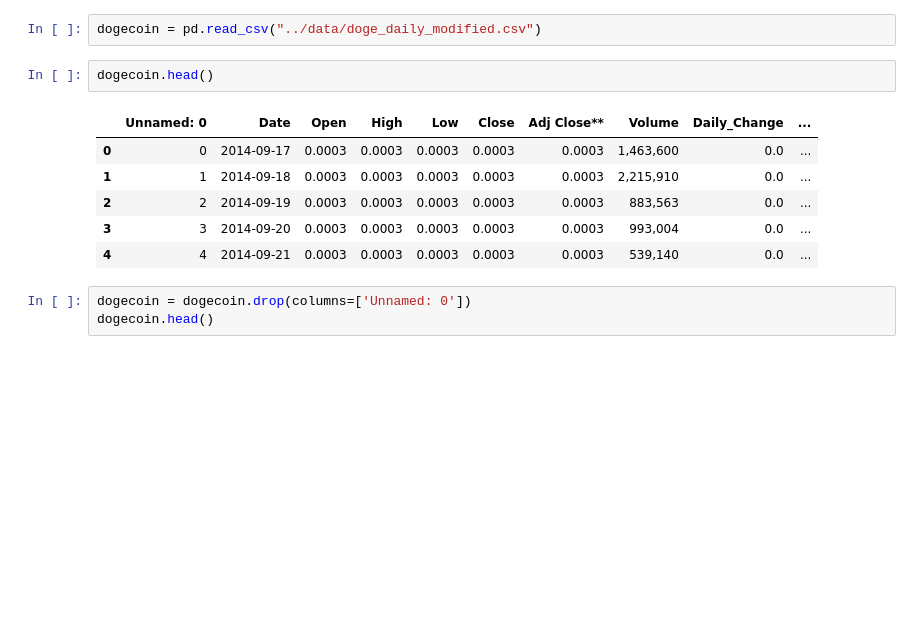
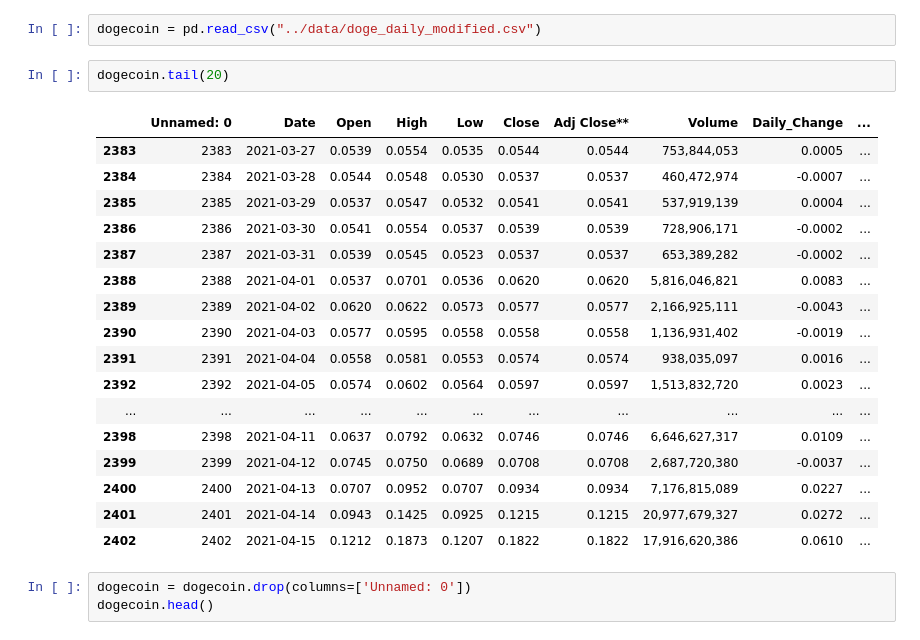
Before and after one commit to irsa-ashraf/Analysis-of-Indicators-on-Cryptocurrency-Prices, a Jupyter notebook: final_datasets/dogecoin_feature_engineering.ipynb, the cells around one changed output. Drawn from its saved outputs; the diff is of its cells as text; blank space fills up the shorter version.

```diff
--- a/final_datasets/dogecoin_feature_engineering.ipynb
+++ b/final_datasets/dogecoin_feature_engineering.ipynb
@@ -4,14 +4,25 @@ import numpy as np
 # %%
 dogecoin = pd.read_csv("../data/doge_daily_modified.csv")
 # %%
-dogecoin.head()
+dogecoin.tail(20)
 # %% [output]
 |  | Unnamed: 0 | Date | Open | High | Low | Close | Adj Close** | Volume | Daily_Change | ... |
-| 0 | 0 | 2014-09-17 | 0.0003 | 0.0003 | 0.0003 | 0.0003 | 0.0003 | 1,463,600 | 0.0 | ... |
-| 1 | 1 | 2014-09-18 | 0.0003 | 0.0003 | 0.0003 | 0.0003 | 0.0003 | 2,215,910 | 0.0 | ... |
-| 2 | 2 | 2014-09-19 | 0.0003 | 0.0003 | 0.0003 | 0.0003 | 0.0003 | 883,563 | 0.0 | ... |
-| 3 | 3 | 2014-09-20 | 0.0003 | 0.0003 | 0.0003 | 0.0003 | 0.0003 | 993,004 | 0.0 | ... |
-| 4 | 4 | 2014-09-21 | 0.0003 | 0.0003 | 0.0003 | 0.0003 | 0.0003 | 539,140 | 0.0 | ... |
+| 2383 | 2383 | 2021-03-27 | 0.0539 | 0.0554 | 0.0535 | 0.0544 | 0.0544 | 753,844,053 | 0.0005 | ... |
+| 2384 | 2384 | 2021-03-28 | 0.0544 | 0.0548 | 0.0530 | 0.0537 | 0.0537 | 460,472,974 | -0.0007 | ... |
+| 2385 | 2385 | 2021-03-29 | 0.0537 | 0.0547 | 0.0532 | 0.0541 | 0.0541 | 537,919,139 | 0.0004 | ... |
+| 2386 | 2386 | 2021-03-30 | 0.0541 | 0.0554 | 0.0537 | 0.0539 | 0.0539 | 728,906,171 | -0.0002 | ... |
+| 2387 | 2387 | 2021-03-31 | 0.0539 | 0.0545 | 0.0523 | 0.0537 | 0.0537 | 653,389,282 | -0.0002 | ... |
+| 2388 | 2388 | 2021-04-01 | 0.0537 | 0.0701 | 0.0536 | 0.0620 | 0.0620 | 5,816,046,821 | 0.0083 | ... |
+| 2389 | 2389 | 2021-04-02 | 0.0620 | 0.0622 | 0.0573 | 0.0577 | 0.0577 | 2,166,925,111 | -0.0043 | ... |
+| 2390 | 2390 | 2021-04-03 | 0.0577 | 0.0595 | 0.0558 | 0.0558 | 0.0558 | 1,136,931,402 | -0.0019 | ... |
+| 2391 | 2391 | 2021-04-04 | 0.0558 | 0.0581 | 0.0553 | 0.0574 | 0.0574 | 938,035,097 | 0.0016 | ... |
+| 2392 | 2392 | 2021-04-05 | 0.0574 | 0.0602 | 0.0564 | 0.0597 | 0.0597 | 1,513,832,720 | 0.0023 | ... |
+| ... | ... | ... | ... | ... | ... | ... | ... | ... | ... | ... |
+| 2398 | 2398 | 2021-04-11 | 0.0637 | 0.0792 | 0.0632 | 0.0746 | 0.0746 | 6,646,627,317 | 0.0109 | ... |
+| 2399 | 2399 | 2021-04-12 | 0.0745 | 0.0750 | 0.0689 | 0.0708 | 0.0708 | 2,687,720,380 | -0.0037 | ... |
+| 2400 | 2400 | 2021-04-13 | 0.0707 | 0.0952 | 0.0707 | 0.0934 | 0.0934 | 7,176,815,089 | 0.0227 | ... |
+| 2401 | 2401 | 2021-04-14 | 0.0943 | 0.1425 | 0.0925 | 0.1215 | 0.1215 | 20,977,679,327 | 0.0272 | ... |
+| 2402 | 2402 | 2021-04-15 | 0.1212 | 0.1873 | 0.1207 | 0.1822 | 0.1822 | 17,916,620,386 | 0.0610 | ... |
 # %%
 dogecoin = dogecoin.drop(columns=['Unnamed: 0'])
 dogecoin.head()
```
Also changed, not shown: parts of 8 cells of this notebook, 7 other files.
